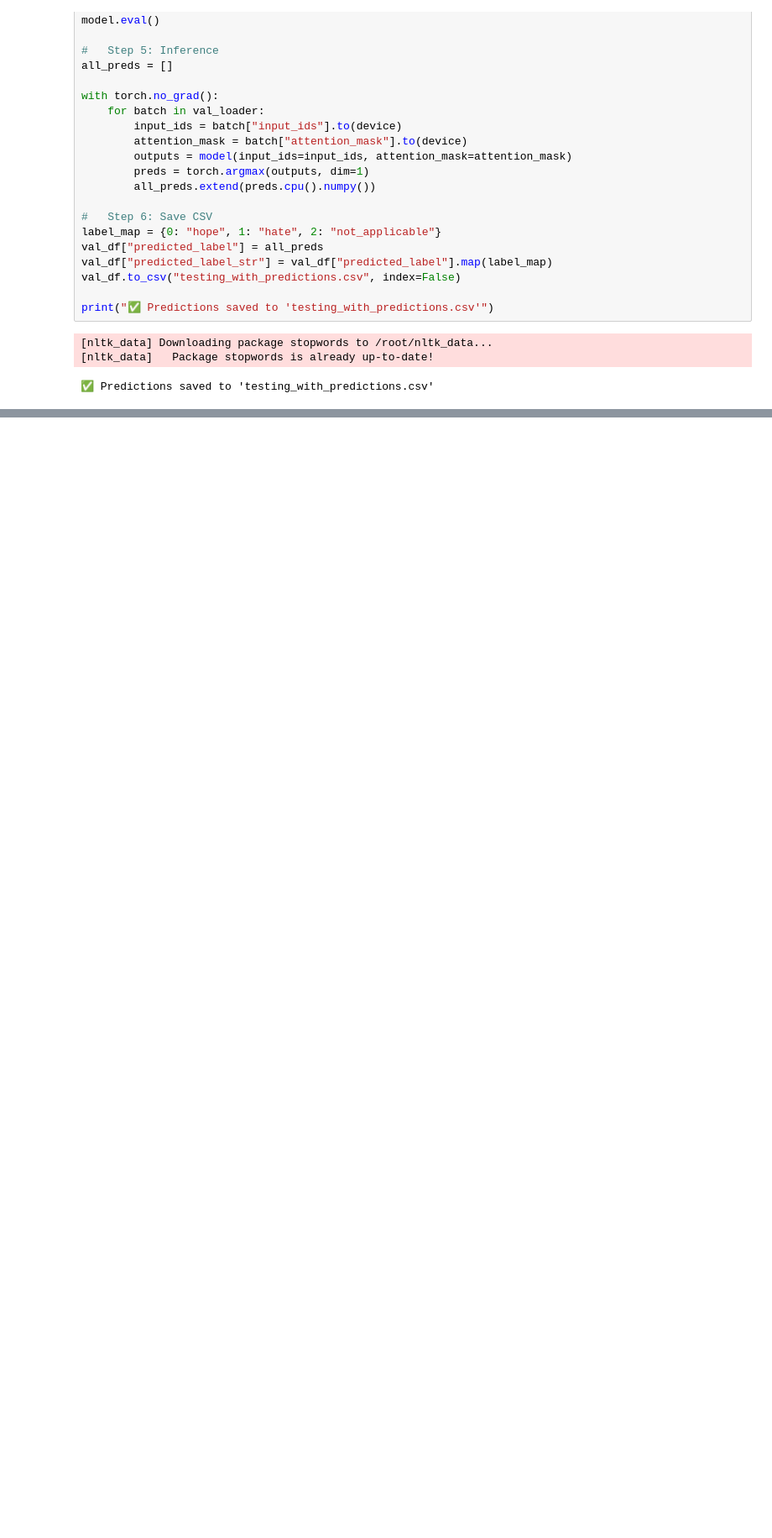
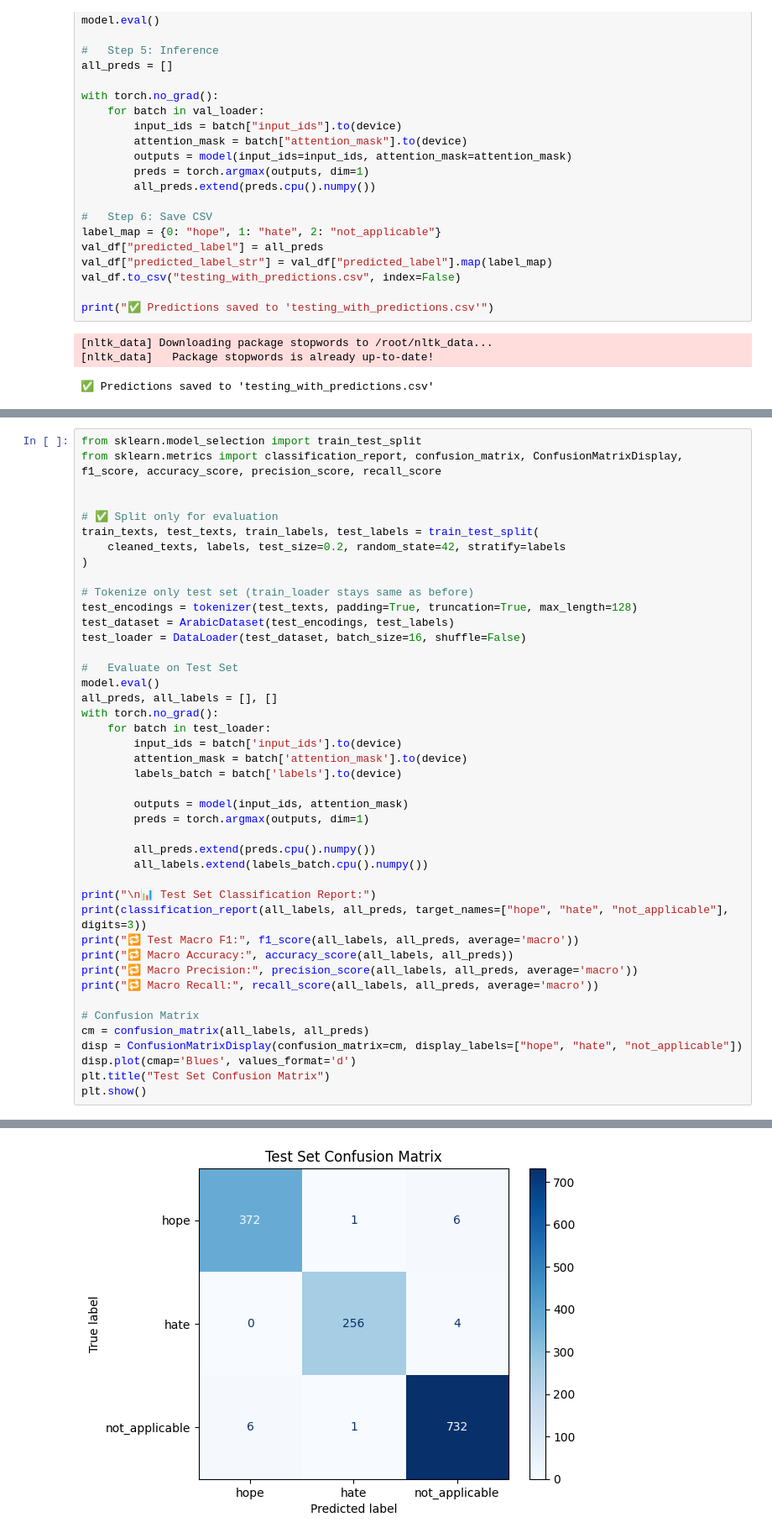
Before and after one commit to Ebad-urRehman/MAHED_2025_subtask1_hate_and_hope, a Jupyter notebook: notebooks/hope_and_hate_single_multiclass_classifier.ipynb, the cells around one changed output, grey strips where cells are left out. Shown: that part at 84% size. Drawn from its saved outputs; the diff is of its cells as text; blank space fills up the shorter version.

Commit message:
graph details added

```diff
--- a/notebooks/hope_and_hate_single_multiclass_classifier.ipynb
+++ b/notebooks/hope_and_hate_single_multiclass_classifier.ipynb
@@ -1002,0 +1204,44 @@ To see all available configurables, use `--help-all`.
+# %%
+from sklearn.model_selection import train_test_split
+from sklearn.metrics import classification_report, confusion_matrix, ConfusionMatrixDisplay, f1_score, accuracy_score, precision_score, recall_score
+
+
+# ✅ Split only for evaluation
+train_texts, test_texts, train_labels, test_labels = train_test_split(
+    cleaned_texts, labels, test_size=0.2, random_state=42, stratify=labels
+)
+
+# Tokenize only test set (train_loader stays same as before)
+test_encodings = tokenizer(test_texts, padding=True, truncation=True, max_length=128)
+test_dataset = ArabicDataset(test_encodings, test_labels)
+test_loader = DataLoader(test_dataset, batch_size=16, shuffle=False)
+
+#   Evaluate on Test Set
+model.eval()
+all_preds, all_labels = [], []
+with torch.no_grad():
+    for batch in test_loader:
+        input_ids = batch['input_ids'].to(device)
+        attention_mask = batch['attention_mask'].to(device)
+        labels_batch = batch['labels'].to(device)
+
+        outputs = model(input_ids, attention_mask)
+        preds = torch.argmax(outputs, dim=1)
+
+        all_preds.extend(preds.cpu().numpy())
+        all_labels.extend(labels_batch.cpu().numpy())
+
+print("\n📊 Test Set Classification Report:")
+print(classification_report(all_labels, all_preds, target_names=["hope", "hate", "not_applicable"], digits=3))
+print("🔁 Test Macro F1:", f1_score(all_labels, all_preds, average='macro'))
+print("🔁 Macro Accuracy:", accuracy_score(all_labels, all_preds))
+print("🔁 Macro Precision:", precision_score(all_labels, all_preds, average='macro'))
+print("🔁 Macro Recall:", recall_score(all_labels, all_preds, average='macro'))
+
+# Confusion Matrix
+cm = confusion_matrix(all_labels, all_preds)
+disp = ConfusionMatrixDisplay(confusion_matrix=cm, display_labels=["hope", "hate", "not_applicable"])
+disp.plot(cmap='Blues', values_format='d')
+plt.title("Test Set Confusion Matrix")
+plt.show()
+# %% [output]
@@ -1002,0 +1263 @@ To see all available configurables, use `--help-all`.
+[figure, added]
```
Also changed, not shown: parts of 18 cells of this notebook, 27 other files.
